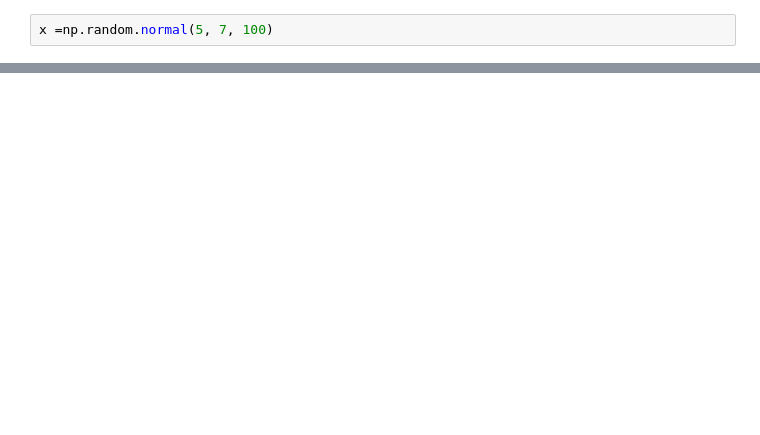
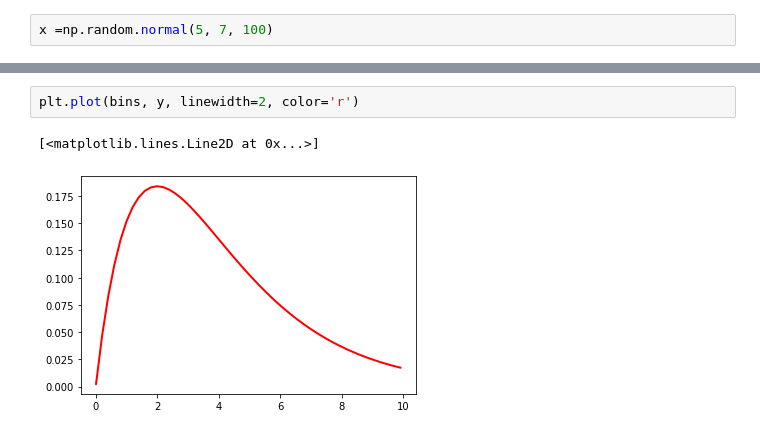
Before and after one commit to kennycolsh/numpy-random, a Jupyter notebook: numpy-random.ipynb, the cells around one changed output, grey strips where cells are left out. Cells and saved outputs as stored; diff of their text form; blank space fills up the shorter version.

```diff
--- a/numpy-random.ipynb
+++ b/numpy-random.ipynb
@@ -100,0 +235,5 @@ plt.hist(x)
+# %%
+plt.plot(bins, y, linewidth=2, color='r')
+# %% [output]
+[<matplotlib.lines.Line2D at 0x...>]
+[figure, added]
```
Also changed, not shown: parts of 38 cells of this notebook.
